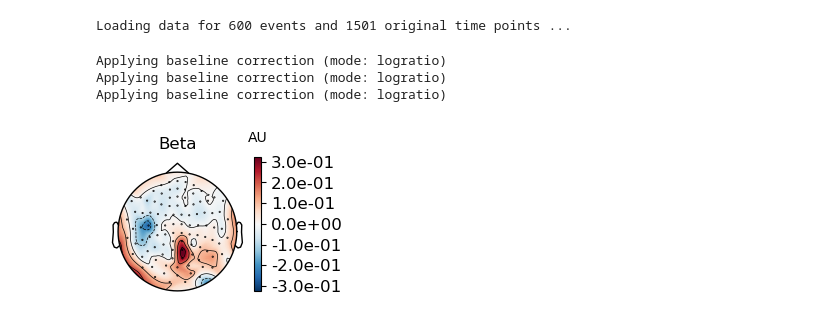
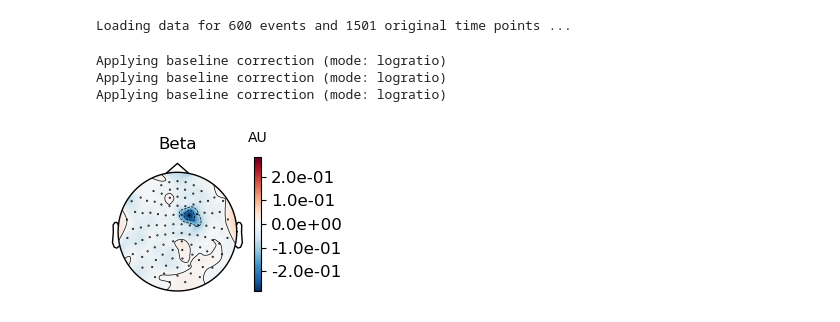
Before and after one commit to hmallen99/honors-thesis, a Jupyter notebook: code/MEG ERFs.ipynb, the cells around one changed output. Drawn from its saved outputs; the diff is of its cells as text; code cells hidden in the pictures.

Commit message:
added figures

```diff
--- a/code/MEG ERFs.ipynb
+++ b/code/MEG ERFs.ipynb
@@ -117,19 +117,19 @@ Loading data for 600 events and 1501 original time points ...
 # %%
 power.plot_topo(baseline=(-0.5, 0), mode='logratio', title='Average power')
 #power.plot([82], baseline=(-0.5, 0), mode='logratio', title=power.ch_names[82])
 
 #fig, axis = plt.subplots(1, 2, figsize=(7,4))
 power.plot_topomap(ch_type='grad', tmin=0.5, tmax=1.5, fmin=8, fmax=12,
                    baseline=(-0.5, 0), mode='logratio',
                   title='Alpha', show=False)
-power.plot_topomap(ch_type='grad', tmin=0.5, tmax=1.5, fmin=8, fmax=12,
+power.plot_topomap(ch_type='grad', tmin=0.5, tmax=1.5, fmin=12, fmax=20,
                    baseline=(-0.5, 0), mode='logratio',
                   title='Beta', show=False)
 # %% [output]
 Applying baseline correction (mode: logratio)
 Applying baseline correction (mode: logratio)
 Applying baseline correction (mode: logratio)
-[figure, old version]
+[figure, new version]
 # %%
 ica_raw.plot(events=events, duration=4)
 # %%
```
Also changed, not shown: parts of 3 cells of this notebook, 7 other files.
